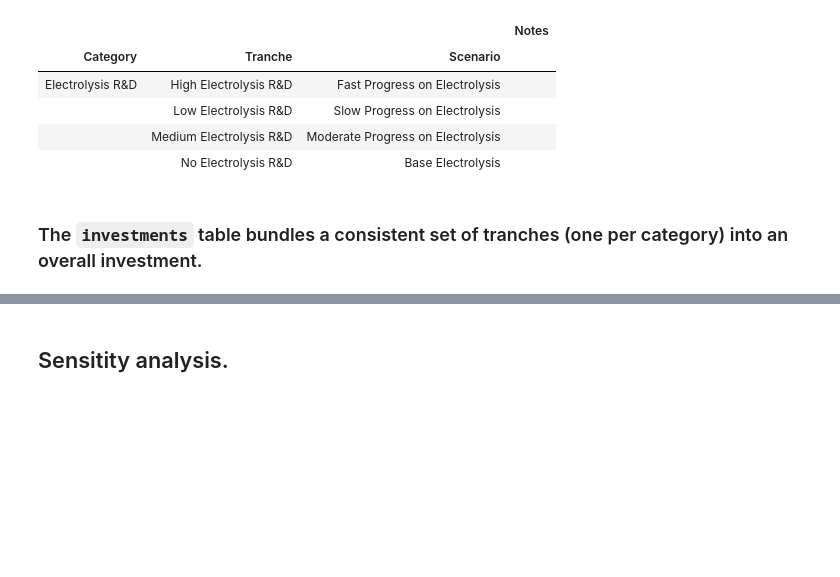
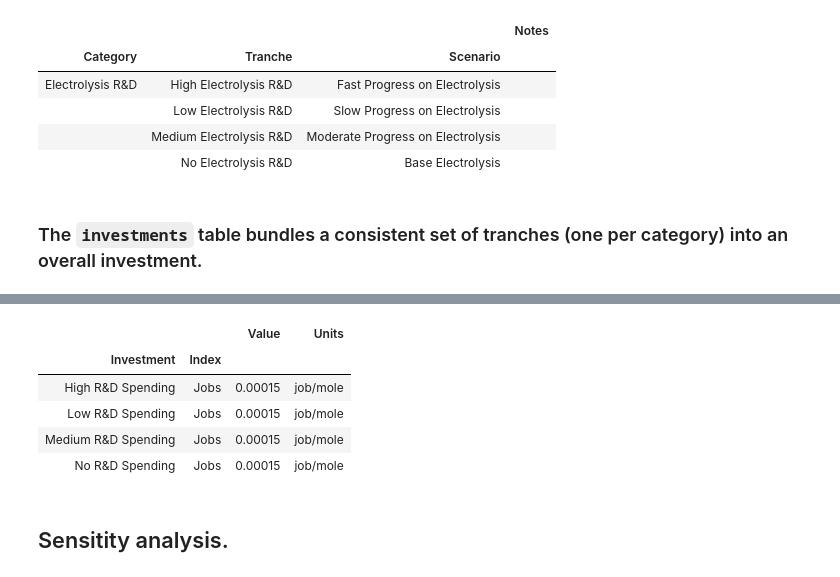
Before and after one commit to NREL/tyche, a Jupyter notebook: framework/code/investment-example.ipynb, the cells around one changed output, grey strips where cells are left out. Cells and saved outputs as stored; diff of their text form; code cells hidden in the pictures; blank space fills up the shorter version.

```diff
--- a/framework/code/investment-example.ipynb
+++ b/framework/code/investment-example.ipynb
@@ -162,3 +188,12 @@ results
+# %%
+investment_results.summary
+# %% [output]
+|  |  | Value | Units |
+| Investment | Index |  |  |
+| High R&D Spending | Jobs | 0.00015 | job/mole |
+| Low R&D Spending | Jobs | 0.00015 | job/mole |
+| Medium R&D Spending | Jobs | 0.00015 | job/mole |
+| No R&D Spending | Jobs | 0.00015 | job/mole |
 # %% [markdown]
 ## Sensitity analysis.
 # %% [markdown]
```
Also changed, not shown: parts of 11 cells of this notebook, 3 other files.
